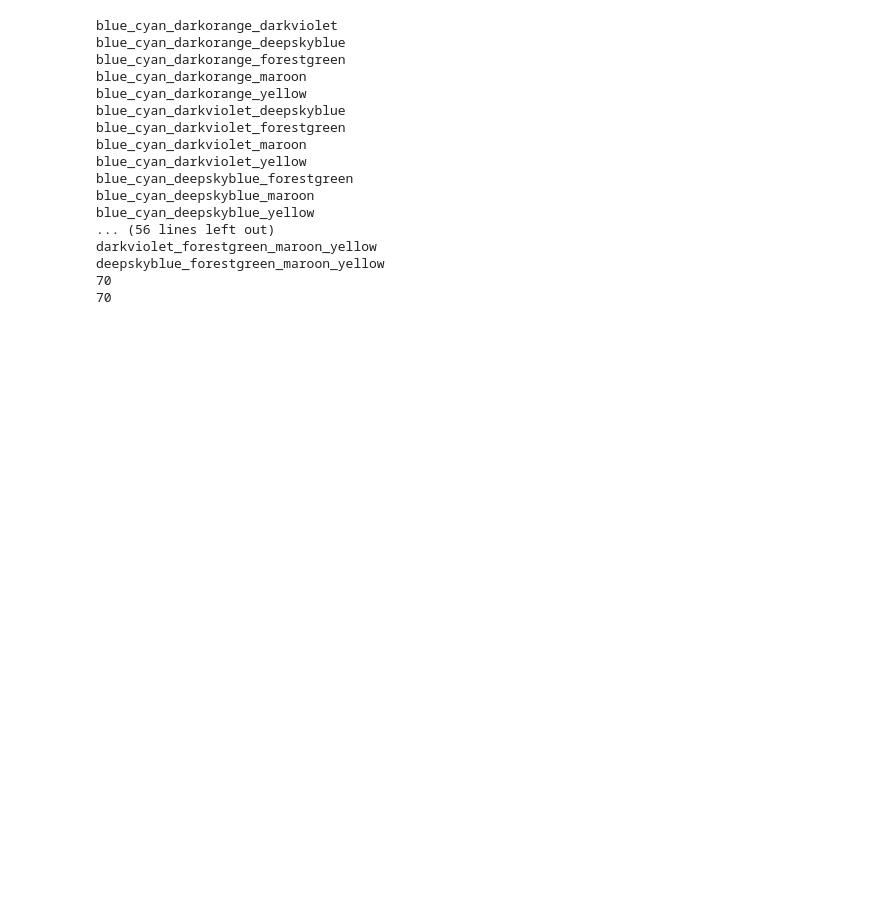
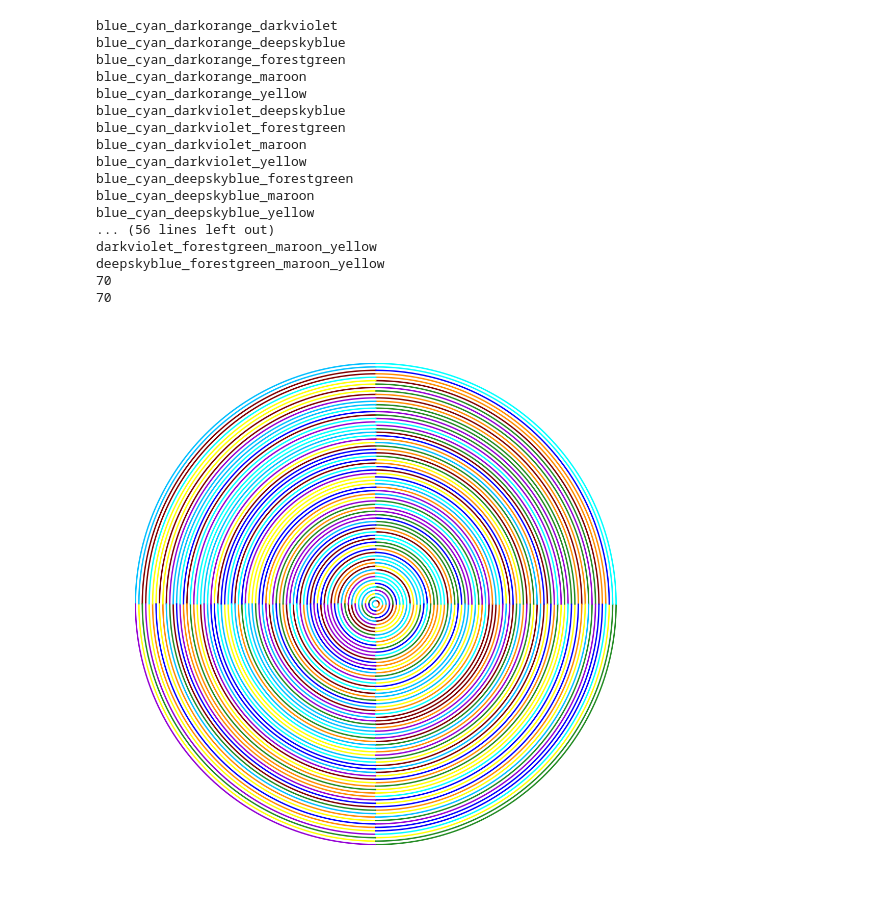
Before and after one commit to viktor-kertanov/hmmg, a Jupyter notebook: notebooks/target_circle_combinatorics/target_circle_comb.ipynb, the cells around one changed output. Cells and saved outputs as stored; diff of their text form; code cells hidden in the pictures; blank space fills up the shorter version.

Commit message:
color square grid ready for plot

```diff
--- a/notebooks/target_circle_combinatorics/target_circle_comb.ipynb
+++ b/notebooks/target_circle_combinatorics/target_circle_comb.ipynb
@@ -186,3 +186,68 @@ darkviolet_forestgreen_maroon_yellow
 deepskyblue_forestgreen_maroon_yellow
 70
 70
+# %%
+color_data = {
+    'maroon': 1,
+    'darkorange': 2,
+    'yellow': 3,
+    'forestgreen': 4,
+    'deepskyblue': 5,
+    'blue': 6,
+    'darkviolet': 7,
+    'cyan': 8,
+    'crimson': 9,
+    'black': 10,
+    'dodgerblue': 11,
+    'deeppink': 12,
+    'teal': 13,
+    'olive': 14,
+    'fuchsia': 15,
+    'khaki': 16
+    }
+
+num_colors = 8
+colors = list(color_data.keys())[:num_colors]
+k = 4 # nCk
+
+color_combos = list(combinations(colors, r=k))
+random.shuffle(color_combos)
+
+color_combos = [list(el) for el in color_combos]
+for el in color_combos:
+    random.shuffle(el)
+
+# Quarters of Circles
+split_circle_parts = 4
+theta_delta = 2*np.pi / split_circle_parts
+
+color_thetas = []
+
+for t_part in range(split_circle_parts):
+    t_angles = np.linspace(t_part*theta_delta, (t_part+1)*theta_delta, 1000, endpoint=False)
+    color_thetas.append(t_angles)
+
+init_radius=.1
+radius = .1
+radius_delta = .1
+
+for color in colors:
+    for idx, col_combo in enumerate(color_combos):
+        if color not in col_combo:
+            radius+=radius_delta
+            continue
+        color_idx = col_combo.index(color)
+        plt.plot(np.cos(color_thetas[color_idx])*radius, np.sin(color_thetas[color_idx])*radius, color=color, linewidth=2)
+        radius+=radius_delta
+
+    radius = init_radius
+
+
+plt.axis('off')
+plt.axis([-8, 8, -8, 8])
+plt.gca().set_aspect('equal')
+plt.gcf().set_size_inches(14, 14)
+plt.savefig(f'color_target_{color}.svg')
+plt.show()
+# %% [output]
+[figure, added]
```
Also changed, not shown: parts of 4 cells of this notebook, 1 other file.
